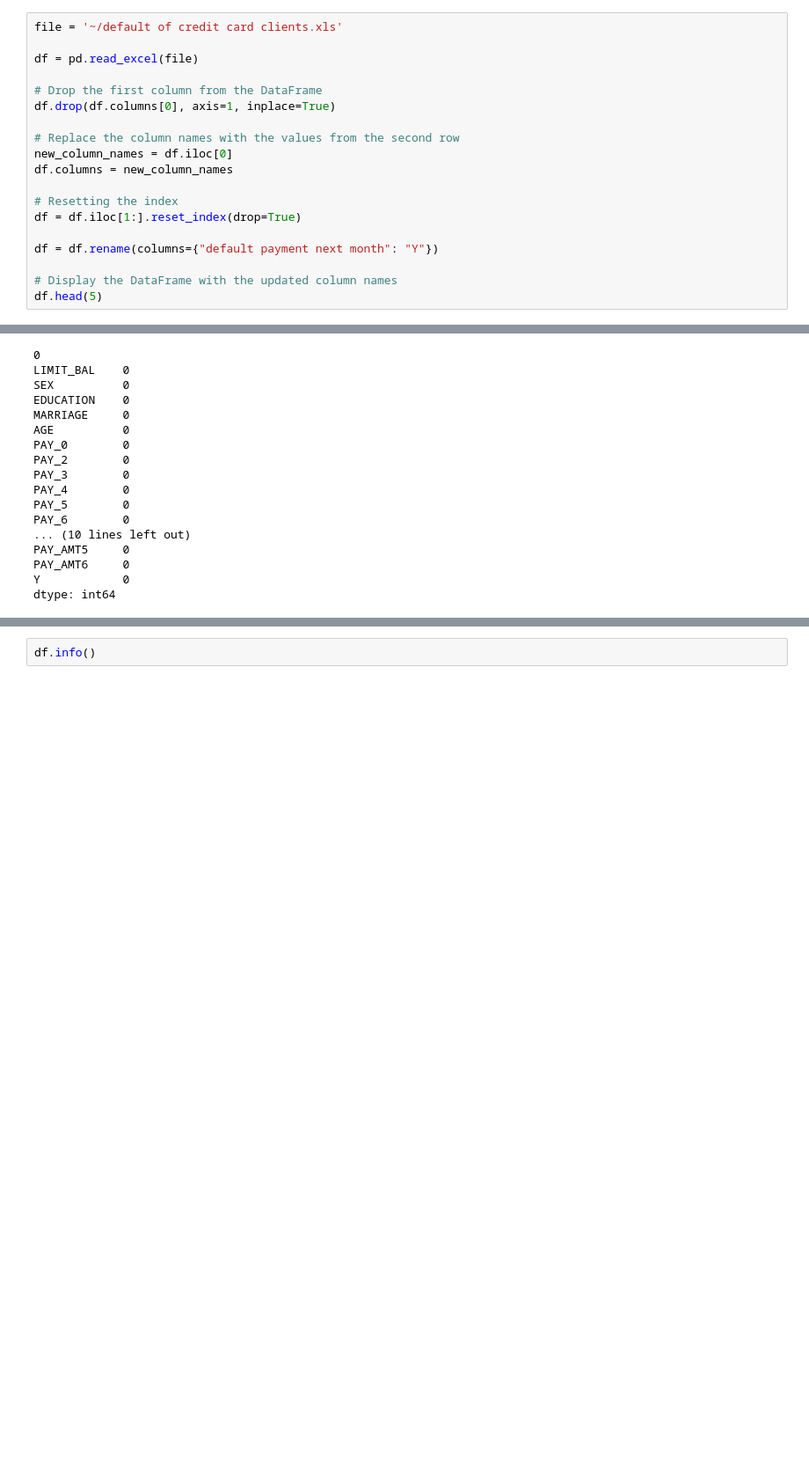
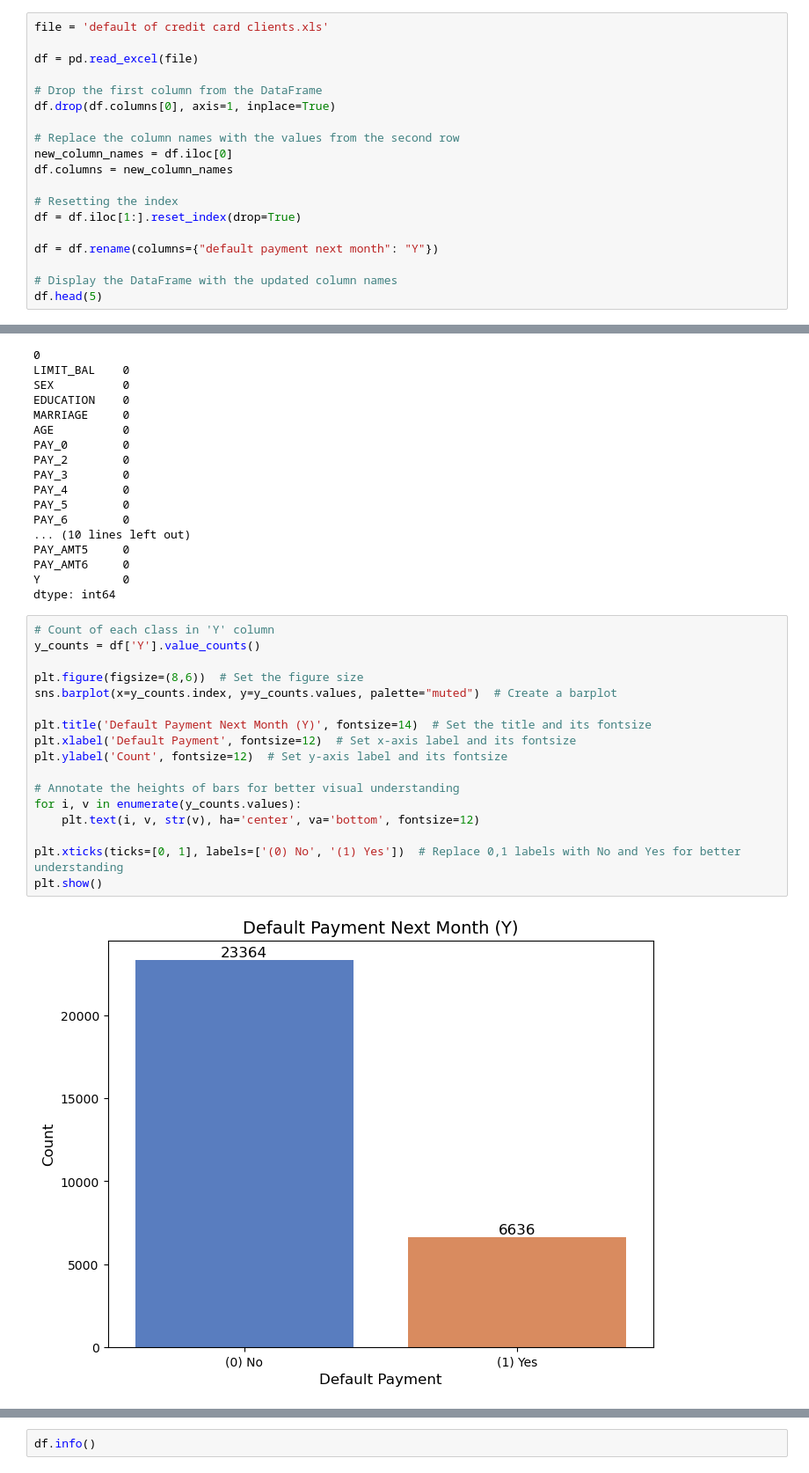
Before and after one commit to BrockAnthony/DS4400FinalProj, a Jupyter notebook: ds4400_proj.ipynb, the cells around one changed output, grey strips where cells are left out. Shown at 88% size. Cells and saved outputs as stored; diff of their text form; blank space fills up the shorter version.

```diff
--- a/ds4400_proj.ipynb
+++ b/ds4400_proj.ipynb
@@ -17,7 +15,7 @@ from sklearn.ensemble import RandomForestClassifier
 from sklearn.naive_bayes import GaussianNB
 from sklearn.neighbors import KNeighborsClassifier
 # %%
-file = '~/default of credit card clients.xls'
+file = 'default of credit card clients.xls'
 
 df = pd.read_excel(file)
 
@@ -93,6 +91,25 @@ PAY_AMT5     0
 PAY_AMT6     0
 Y            0
 dtype: int64
+# %%
+# Count of each class in 'Y' column
+y_counts = df['Y'].value_counts()
+
+plt.figure(figsize=(8,6))  # Set the figure size
+sns.barplot(x=y_counts.index, y=y_counts.values, palette="muted")  # Create a barplot
+
+plt.title('Default Payment Next Month (Y)', fontsize=14)  # Set the title and its fontsize
+plt.xlabel('Default Payment', fontsize=12)  # Set x-axis label and its fontsize
+plt.ylabel('Count', fontsize=12)  # Set y-axis label and its fontsize
+
+# Annotate the heights of bars for better visual understanding
+for i, v in enumerate(y_counts.values):
+    plt.text(i, v, str(v), ha='center', va='bottom', fontsize=12)
+
+plt.xticks(ticks=[0, 1], labels=['(0) No', '(1) Yes'])  # Replace 0,1 labels with No and Yes for better understanding
+plt.show()
+# %% [output]
+[figure, added]
 # %%
 # Identify categorical and numerical columns
 cat_cols = ['SEX', 'EDUCATION', 'MARRIAGE', 'PAY_0', 'PAY_2', 'PAY_3', 'PAY_4', 'PAY_5', 'PAY_6']
```
Also changed, not shown: parts of 8 cells of this notebook, 1 other file.
